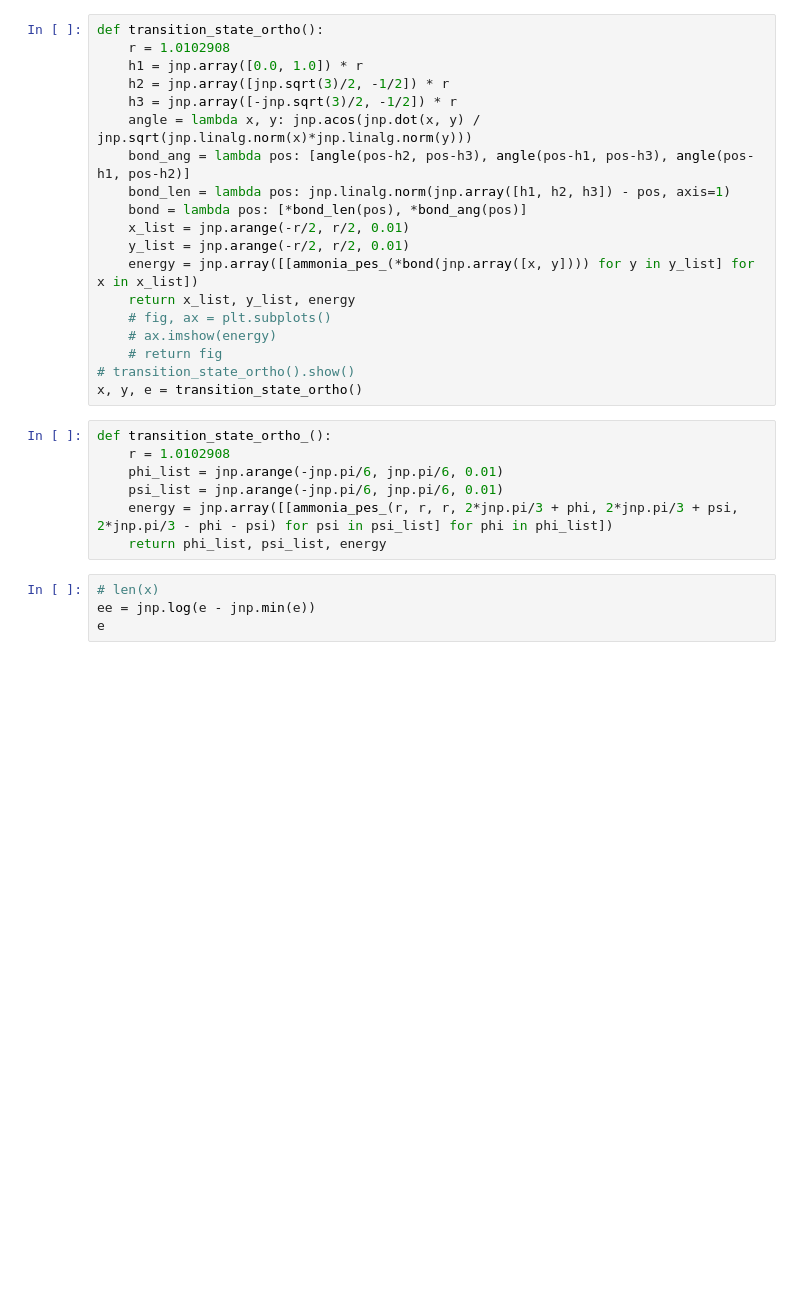
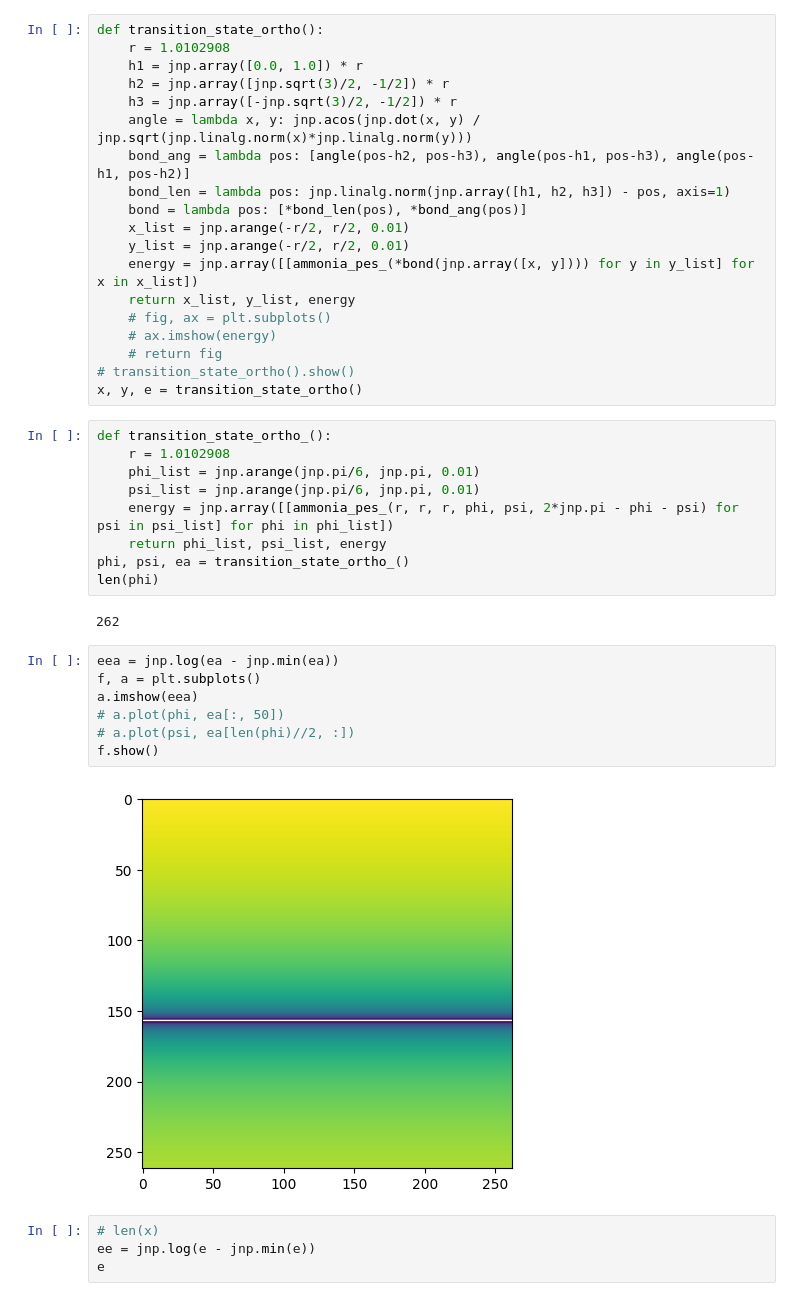
Before and after one commit to Br0kenSmi1e/FlowPES, a Jupyter notebook: ammonia/pes_plot.ipynb, the cells around one changed output. Drawn from its saved outputs; the diff is of its cells as text; blank space fills up the shorter version.

```diff
--- a/ammonia/pes_plot.ipynb
+++ b/ammonia/pes_plot.ipynb
@@ -43,10 +43,23 @@ x, y, e = transition_state_ortho()
 # %%
 def transition_state_ortho_():
     r = 1.0102908
-    phi_list = jnp.arange(-jnp.pi/6, jnp.pi/6, 0.01)
-    psi_list = jnp.arange(-jnp.pi/6, jnp.pi/6, 0.01)
-    energy = jnp.array([[ammonia_pes_(r, r, r, 2*jnp.pi/3 + phi, 2*jnp.pi/3 + psi, 2*jnp.pi/3 - phi - psi) for psi in psi_list] for phi in phi_list])
+    phi_list = jnp.arange(jnp.pi/6, jnp.pi, 0.01)
+    psi_list = jnp.arange(jnp.pi/6, jnp.pi, 0.01)
+    energy = jnp.array([[ammonia_pes_(r, r, r, phi, psi, 2*jnp.pi - phi - psi) for psi in psi_list] for phi in phi_list])
     return phi_list, psi_list, energy
+phi, psi, ea = transition_state_ortho_()
+len(phi)
+# %% [output]
+262
+# %%
+eea = jnp.log(ea - jnp.min(ea))
+f, a = plt.subplots()
+a.imshow(eea)
+# a.plot(phi, ea[:, 50])
+# a.plot(psi, ea[len(phi)//2, :])
+f.show()
+# %% [output]
+[figure, added]
 # %%
 # len(x)
 ee = jnp.log(e - jnp.min(e))
```
Also changed, not shown: 8 other files.
